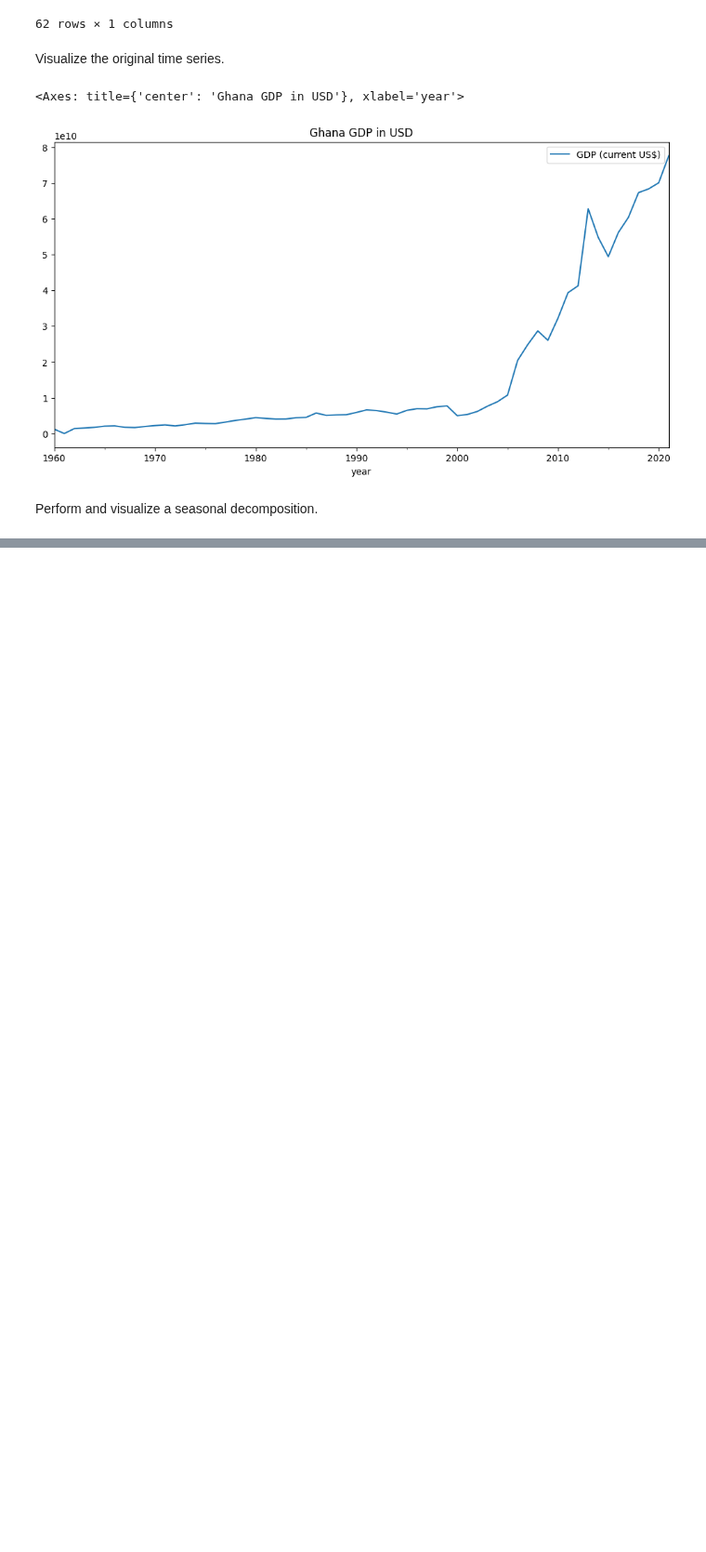
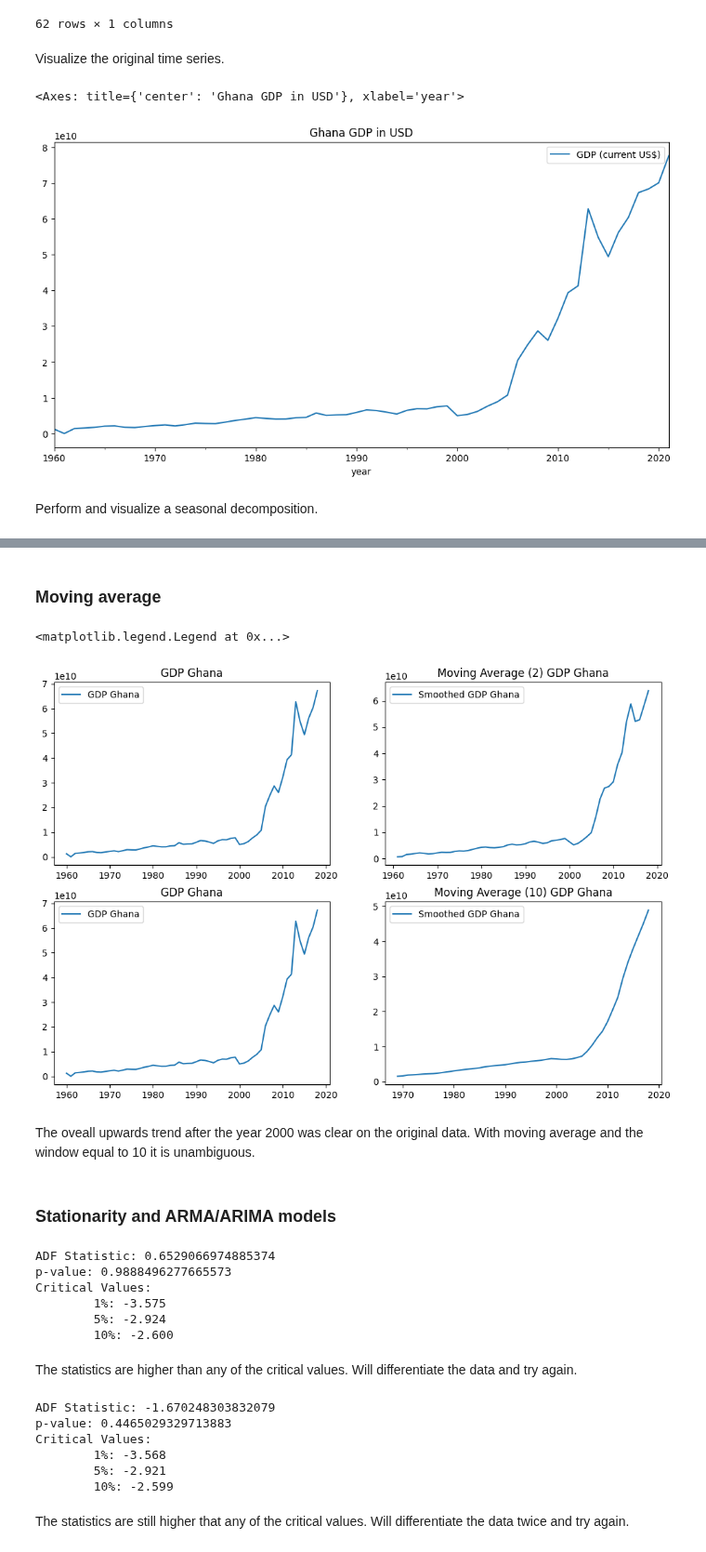
Before and after one commit to helios12/DataScienceProjects, a Jupyter notebook: tasks/task-10/Task-10-MATH-ML-13.Time_series.ipynb, the cells around one changed output, grey strips where cells are left out. Shown at 93% size. Cells and saved outputs as stored; diff of their text form; code cells hidden in the pictures; blank space fills up the shorter version.

```diff
--- a/tasks/task-10/Task-10-MATH-ML-13.Time_series.ipynb
+++ b/tasks/task-10/Task-10-MATH-ML-13.Time_series.ipynb
@@ -46,0 +62,64 @@ decomposition.plot()
+# %%
+# Take the years up to 2018 as train data. The remaining three years are taken as test data.
+data_train = data[:-3]
+data_test = data[-3:]
+# %% [markdown]
+### Moving average
+# %%
+plt.rcParams['figure.figsize'] = 12, 8
+
+fig, ax = plt.subplots(2, 2)
+
+ax[0, 0].plot(data_train['GDP (current US$)'], label='GDP Ghana')
+ax[0, 0].set_title('GDP Ghana')
+ax[0, 0].legend()
+
+ax[0, 1].plot(data_train['GDP (current US$)'].rolling(window=2).mean(), label='Smoothed GDP Ghana')
+ax[0, 1].set_title('Moving Average (2) GDP Ghana')
+ax[0, 1].legend()
+
+ax[1, 0].plot(data_train['GDP (current US$)'], label='GDP Ghana')
+ax[1, 0].set_title('GDP Ghana')
+ax[1, 0].legend()
+
+ax[1, 1].plot(data_train['GDP (current US$)'].rolling(window=10).mean(), label='Smoothed GDP Ghana')
+ax[1, 1].set_title('Moving Average (10) GDP Ghana')
+ax[1, 1].legend()
+# %% [output]
+<matplotlib.legend.Legend at 0x...>
+[figure, added]
+# %% [markdown]
+The oveall upwards trend after the year 2000 was clear on the original data. With moving average and the window equal to 10 it is unambiguous.
+# %% [markdown]
+### Stationarity and ARMA/ARIMA models
+# %%
+def do_adfuller(df):
+    result = adfuller(df['GDP (current US$)'])
+
+    print(f"ADF Statistic: {result[0]}")
+    print(f"p-value: {result[1]}")
+    print("Critical Values:")
+    for key, value in result[4].items():
+        print(f"\t{key}: {value:.3f}")
+
+do_adfuller(data_train)
+# %% [output]
+ADF Statistic: 0.6529066974885374
+p-value: 0.9888496277665573
+Critical Values:
+        1%: -3.575
+        5%: -2.924
+        10%: -2.600
+# %% [markdown]
+The statistics are higher than any of the critical values. Will differentiate the data and try again.
+# %%
+do_adfuller(data_train.diff().dropna())
+# %% [output]
+ADF Statistic: -1.670248303832079
+p-value: 0.4465029329713883
+Critical Values:
+        1%: -3.568
+        5%: -2.921
+        10%: -2.599
+# %% [markdown]
+The statistics are still higher that any of the critical values. Will differentiate the data twice and try again.
```
Also changed, not shown: parts of 14 cells of this notebook.
